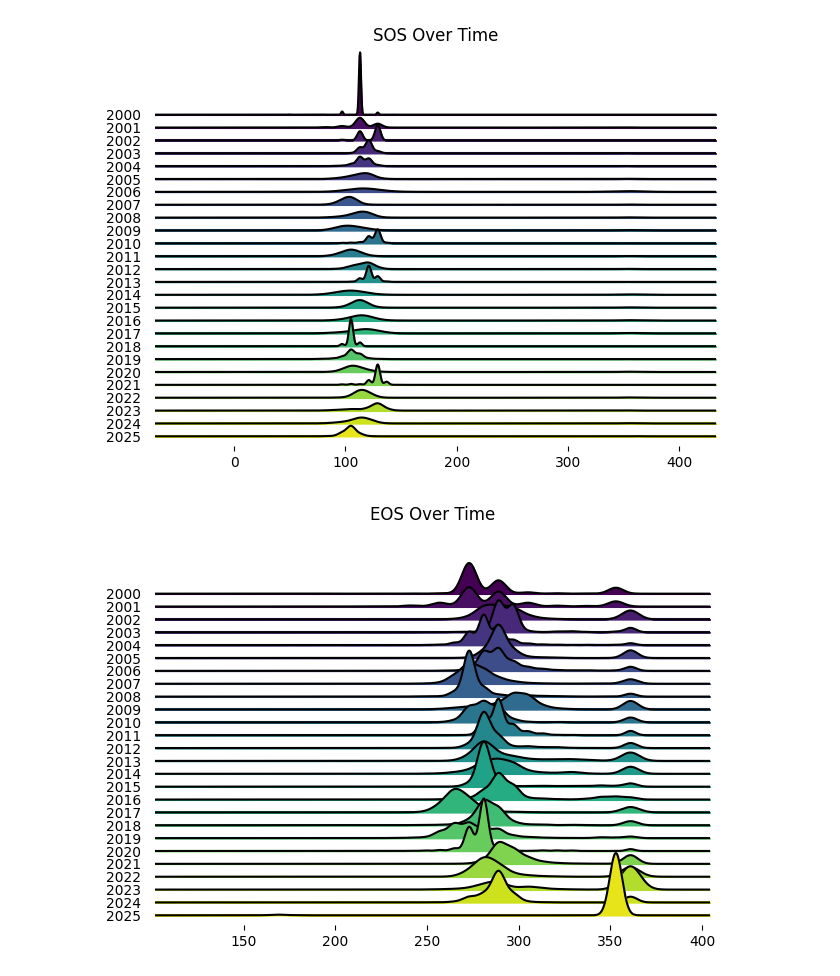
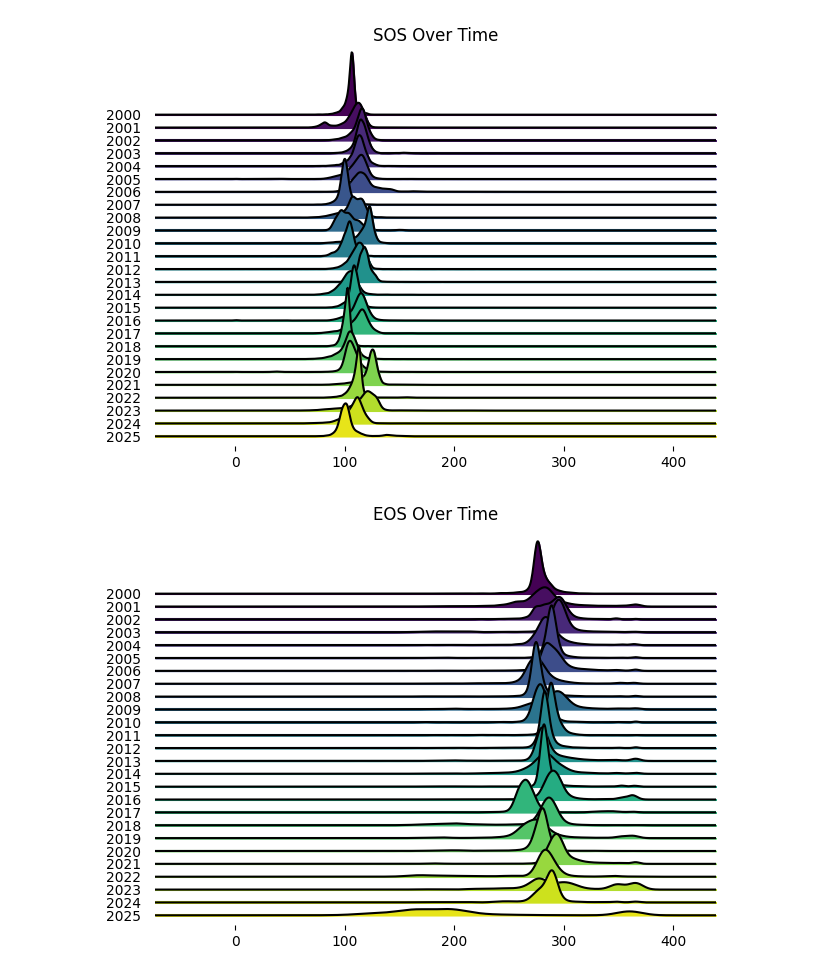
Before and after one commit to milesberberich/RhoenPhenology, a Jupyter notebook: plot_notebook.ipynb, the cells around one changed output. Cells and saved outputs as stored; diff of their text form; code cells hidden in the pictures.

```diff
--- a/plot_notebook.ipynb
+++ b/plot_notebook.ipynb
@@ -1,9 +1,9 @@
 # %%
 from plot_functions import *
 # %%
-ridgeplot(r"C:\Users\miles\OneDrive\Dokumente\EAGLE SoSe\Linking science\results\phenology\8day_60", metric="SOS", band=1)
-ridgeplot(r"C:\Users\miles\OneDrive\Dokumente\EAGLE SoSe\Linking science\results\phenology\8day_60", metric="EOS", band=2)
-ridgeplot(r"C:\Users\miles\OneDrive\Dokumente\EAGLE SoSe\Linking science\results\phenology\8day_60", metric="DOS", band=3)
+ridgeplot(r"C:\Users\miles\OneDrive\Dokumente\EAGLE SoSe\Linking science\results\phenology\16day_60_slopesavgol", metric="SOS", band=1)
+ridgeplot(r"C:\Users\miles\OneDrive\Dokumente\EAGLE SoSe\Linking science\results\phenology\16day_60_slopesavgol", metric = "EOS", band=2)
+ridgeplot(r"C:\Users\miles\OneDrive\Dokumente\EAGLE SoSe\Linking science\results\phenology\16day_60_slopesavgol", metric="LOS", band=3)
 # %% [output]
-[figure, old version]
+[figure, new version]
-[figure, old version]
+[figure, new version]
```
Also changed, not shown: parts of 1 cell of this notebook, 4 other files.
